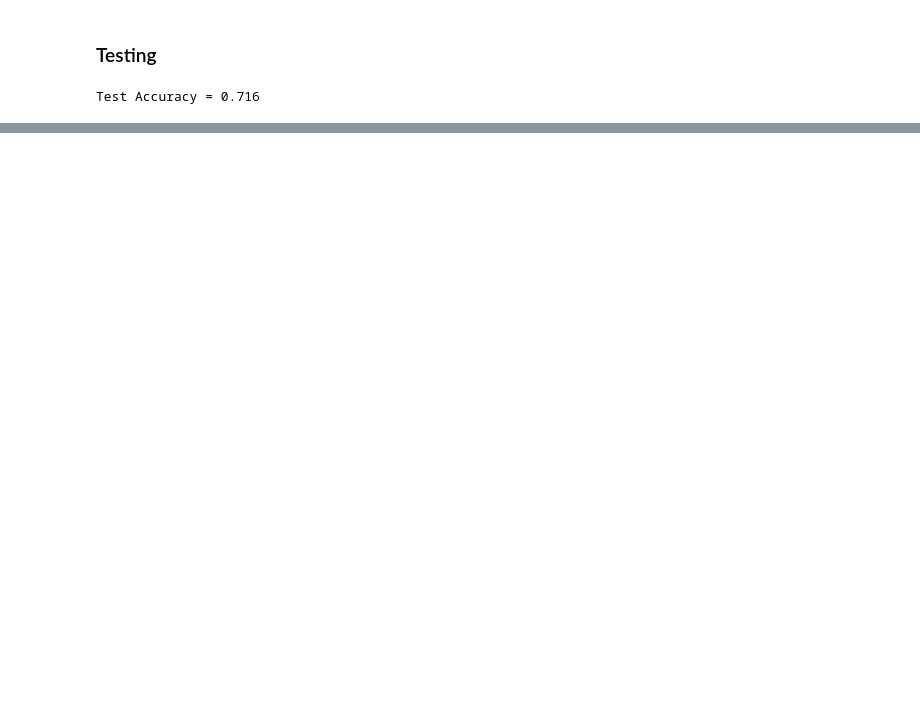
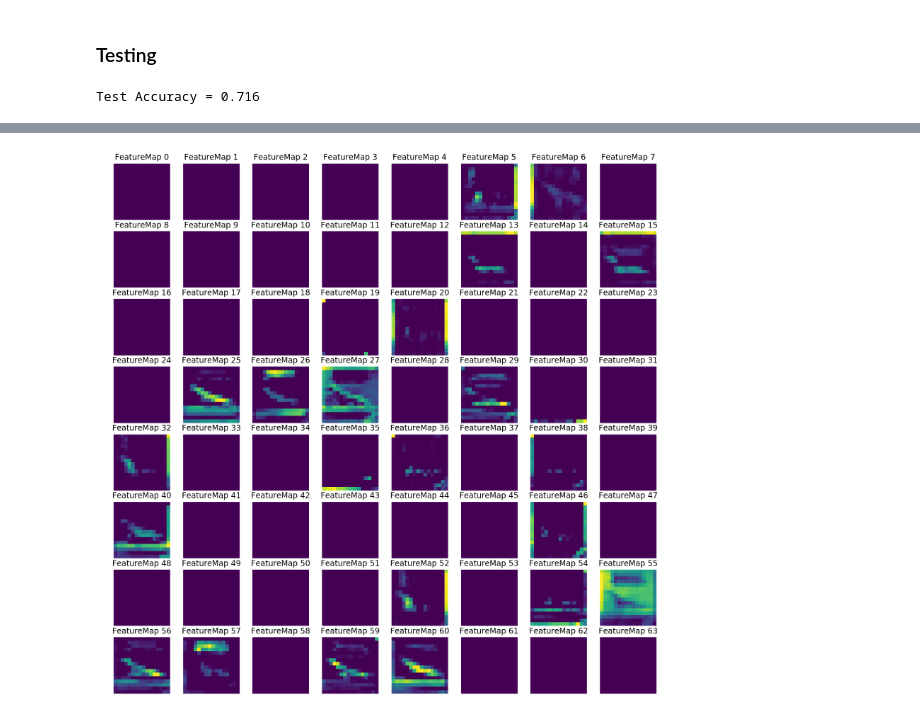
Before and after one commit to antevis/Traffic_net-on-CIFAR10, a Jupyter notebook: Traffic_Sign_Classifier.ipynb, the cells around one changed output, grey strips where cells are left out. Saved outputs shown, nothing was run; the diff lists cells and outputs as text; code cells hidden in the pictures; blank space fills up the shorter version.

```diff
--- a/Traffic_Sign_Classifier.ipynb
+++ b/Traffic_Sign_Classifier.ipynb
@@ -214,5 +193,27 @@ Time elapsed: 12 m 1.614 s
 # %% [markdown]
 ### Testing
+# %%
+def outputFeatureMap(image_input, tf_activation, activation_min=-1, activation_max=-1 ,plt_num=1):
+    # Here make sure to preprocess your image_input in a way your network expects
+    # with size, normalization, ect if needed
+    # image_input =
+    # Note: x should be the same name as your network's tensorflow data placeholder variable
+    # If you get an error tf_activation is not defined it maybe having trouble accessing the variable from inside a function
+    activation = tf_activation.eval(session=sess,feed_dict={x : image_input, keep_prob: 1.0})
+    featuremaps = activation.shape[3]
+    plt.figure(plt_num, figsize=(15,15))
+    for featuremap in range(featuremaps):
+        plt.subplot(8,8, featuremap+1) # sets the number of feature maps to show on each row and column
+        plt.title('FeatureMap ' + str(featuremap)) # displays the feature map number
+        plt.axis('off')
+        if activation_min != -1 & activation_max != -1:
+            plt.imshow(activation[0,:,:, featuremap], interpolation="nearest", vmin =activation_min, vmax=activation_max)#, cmap="gray")
+        elif activation_max != -1:
+            plt.imshow(activation[0,:,:, featuremap], interpolation="nearest", vmax=activation_max)#, cmap="gray")
+        elif activation_min !=-1:
+            plt.imshow(activation[0,:,:, featuremap], interpolation="nearest", vmin=activation_min)#, cmap="gray")
+        else:
+            plt.imshow(activation[0,:,:, featuremap], interpolation="nearest")#, cmap="gray")
 # %%
 save_file = './{}_0.ckpt'.format(model_name)
 
@@ -229,0 +239,14 @@ Test Accuracy = 0.716
+# %%
+l_names = ['dropout/mul:0',
+           'dropout_1/mul:0',
+           'dropout_2/mul:0',
+           'dropout_3/mul:0',
+           'dropout_4/mul:0',]
+
+
+with tf.Session() as sess:
+    saver.restore(sess, save_file)
+    layer = sess.graph.get_tensor_by_name(l_names[0])
+    outputFeatureMap(image_input=[img], tf_activation=layer)
+# %% [output]
+[figure, added]
```
Also changed, not shown: parts of 3 cells of this notebook.
